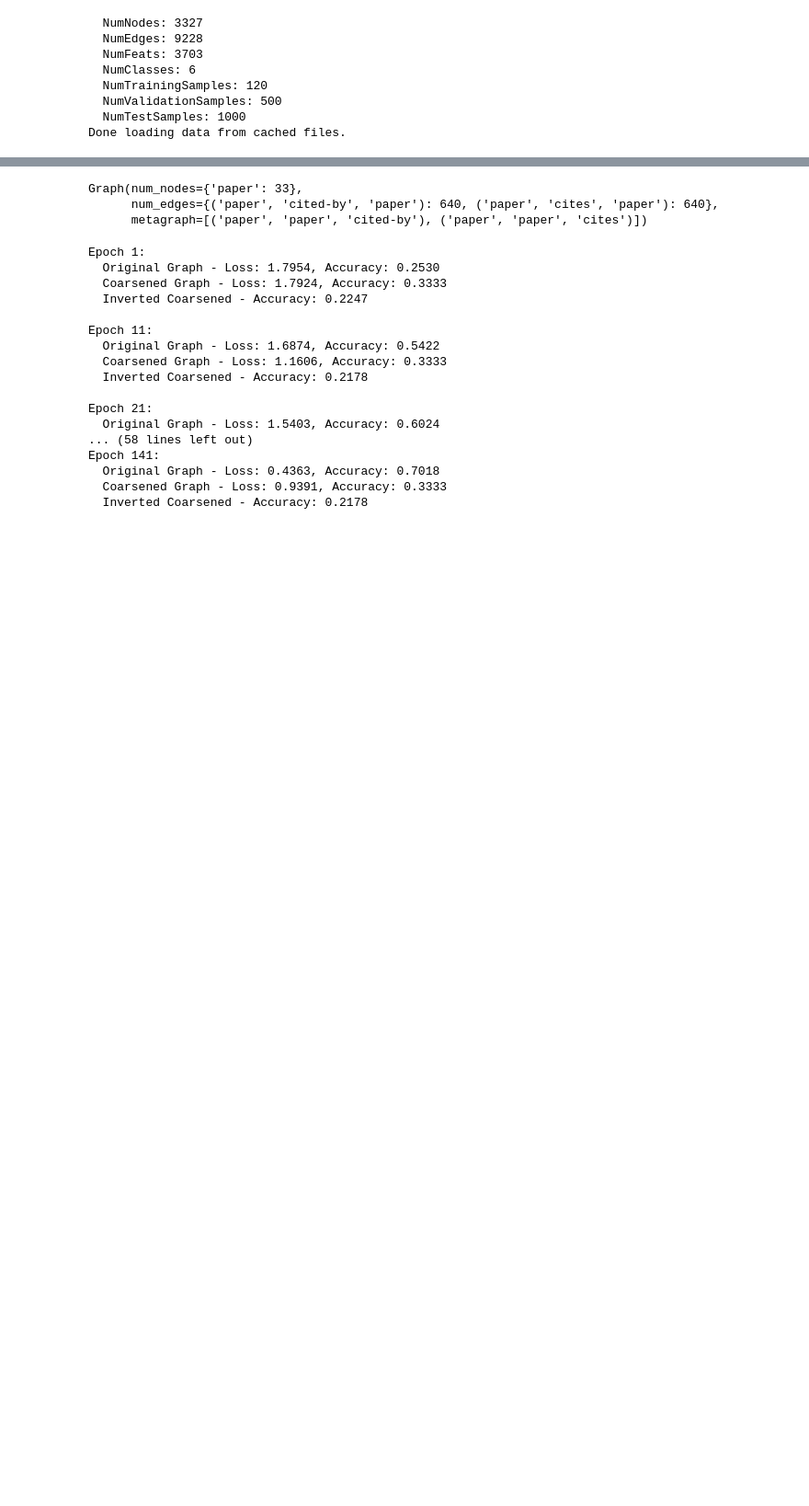
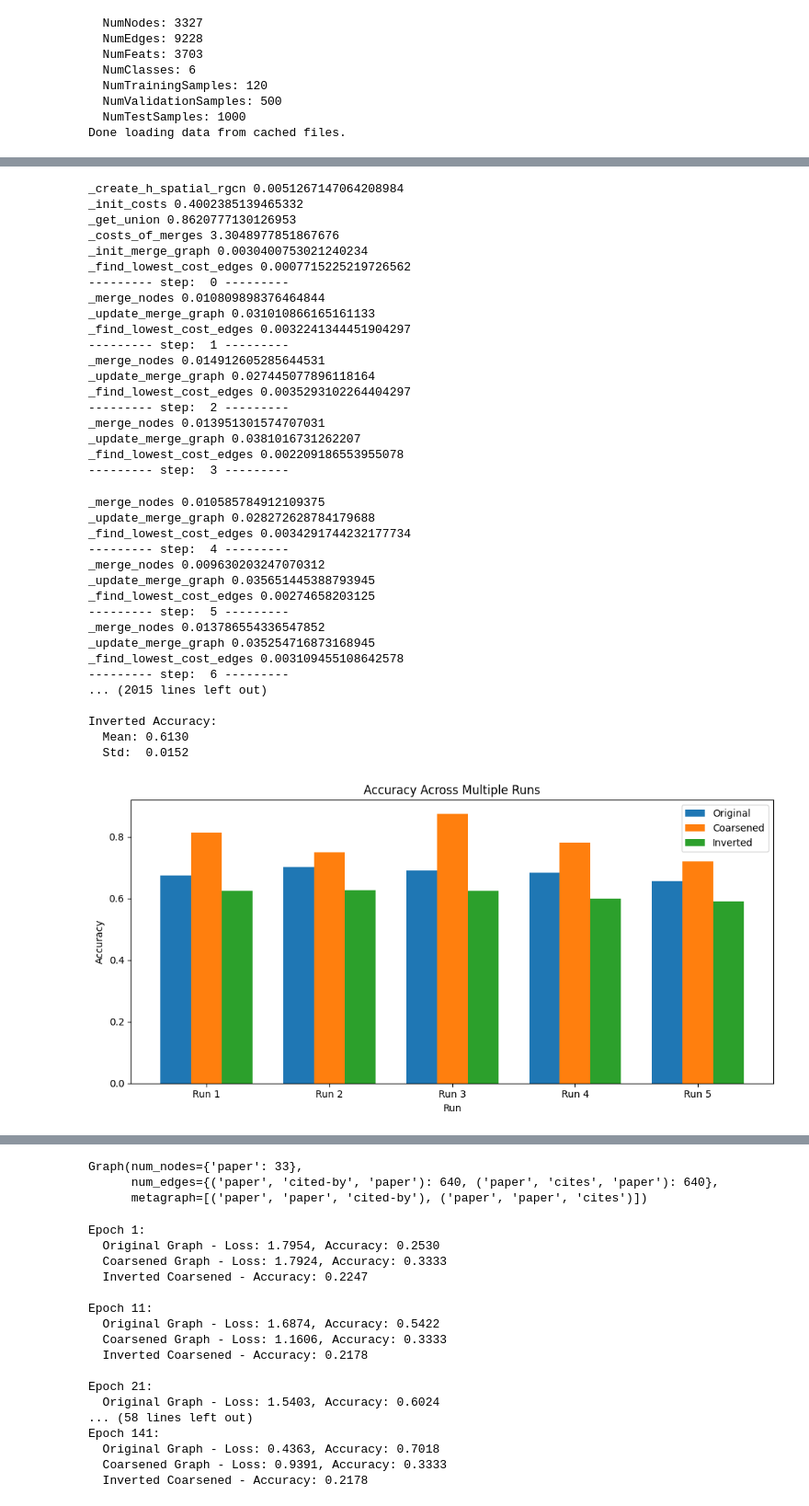
Before and after one commit to Robino-CK/convolution-matching, a Jupyter notebook: test_citeer_save.ipynb, the cells around one changed output, grey strips where cells are left out. Shown at 92% size. Drawn from its saved outputs; the diff is of its cells as text; code cells hidden in the pictures; blank space fills up the shorter version.

```diff
--- a/test_citeer_save.ipynb
+++ b/test_citeer_save.ipynb
@@ -418 +332,66 @@ _find_lowest_cost_edges 0.0004928112030029297
+# %%
+
+coarsener = HeteroCoarsener(None,original_graph, 0.1, num_nearest_per_etype=30, num_nearest_neighbors=30,pairs_per_level=10, is_neighboring_h= True) #
+coarsener.init_step()
+isNewMerges = True
+for i in range(1000):
+    if not isNewMerges:
+        break
+    print("--------- step: " , i , "---------" )
+    isNewMerges = coarsener.iteration_step()
+
+coarsend_graph = coarsener.get_coarsend_graph()
+coarsend_graph = coarsend_graph.cpu()
+mapping = coarsener.get_mapping("paper")
+labels = coarsener._get_labels(mapping, "paper")
+coarsend_graph.nodes["paper"].data["label"] = torch.tensor([labels[i] for i in range(len(labels))])
+print("ratio", coarsend_graph.num_nodes()/ original_graph.num_nodes() )
+
+run_multiple_experiments(
+    original_graph=original_graph,
+    coarsend_graph=coarsend_graph,
+    mapping=mapping,
+    get_splits_and_labels=get_splits_and_labels,
+    model_class=HeteroGCNCiteer,  # or ImprovedHeteroGNN if needed
+    num_runs=5,
+    epochs=150
+)
+# %% [output]
+_create_h_spatial_rgcn 0.0051267147064208984
+_init_costs 0.4002385139465332
+_get_union 0.8620777130126953
+_costs_of_merges 3.3048977851867676
+_init_merge_graph 0.0030400753021240234
+_find_lowest_cost_edges 0.0007715225219726562
+--------- step:  0 ---------
+_merge_nodes 0.010809898376464844
+_update_merge_graph 0.031010866165161133
+_find_lowest_cost_edges 0.0032241344451904297
+--------- step:  1 ---------
+_merge_nodes 0.014912605285644531
+_update_merge_graph 0.027445077896118164
+_find_lowest_cost_edges 0.0035293102264404297
+--------- step:  2 ---------
+_merge_nodes 0.013951301574707031
+_update_merge_graph 0.0381016731262207
+_find_lowest_cost_edges 0.002209186553955078
+--------- step:  3 ---------
+_merge_nodes 0.010585784912109375
+_update_merge_graph 0.028272628784179688
+_find_lowest_cost_edges 0.0034291744232177734
+--------- step:  4 ---------
+_merge_nodes 0.009630203247070312
+_update_merge_graph 0.035651445388793945
+_find_lowest_cost_edges 0.00274658203125
+--------- step:  5 ---------
+_merge_nodes 0.013786554336547852
+_update_merge_graph 0.035254716873168945
+_find_lowest_cost_edges 0.003109455108642578
+--------- step:  6 ---------
+... (2015 lines left out)
+
+Inverted Accuracy:
+  Mean: 0.6130
+  Std:  0.0152
+[figure, added]
 # %%
```
Also changed, not shown: parts of 13 cells of this notebook, 2 other files.
